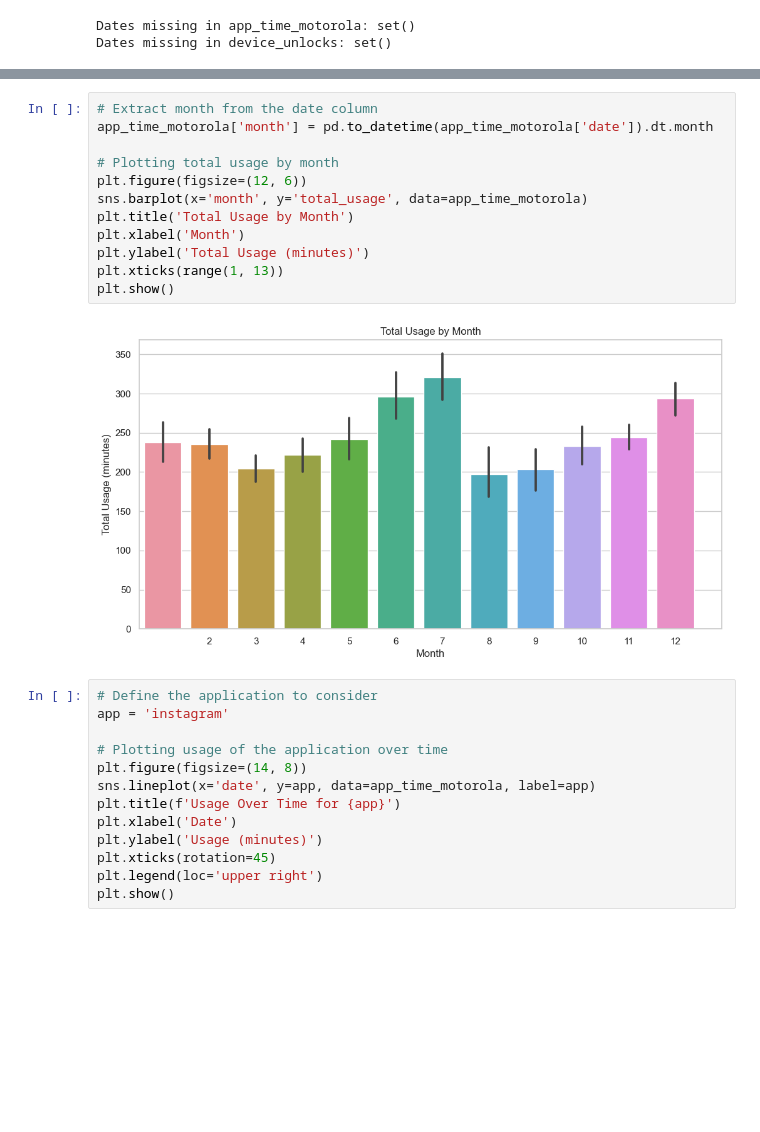
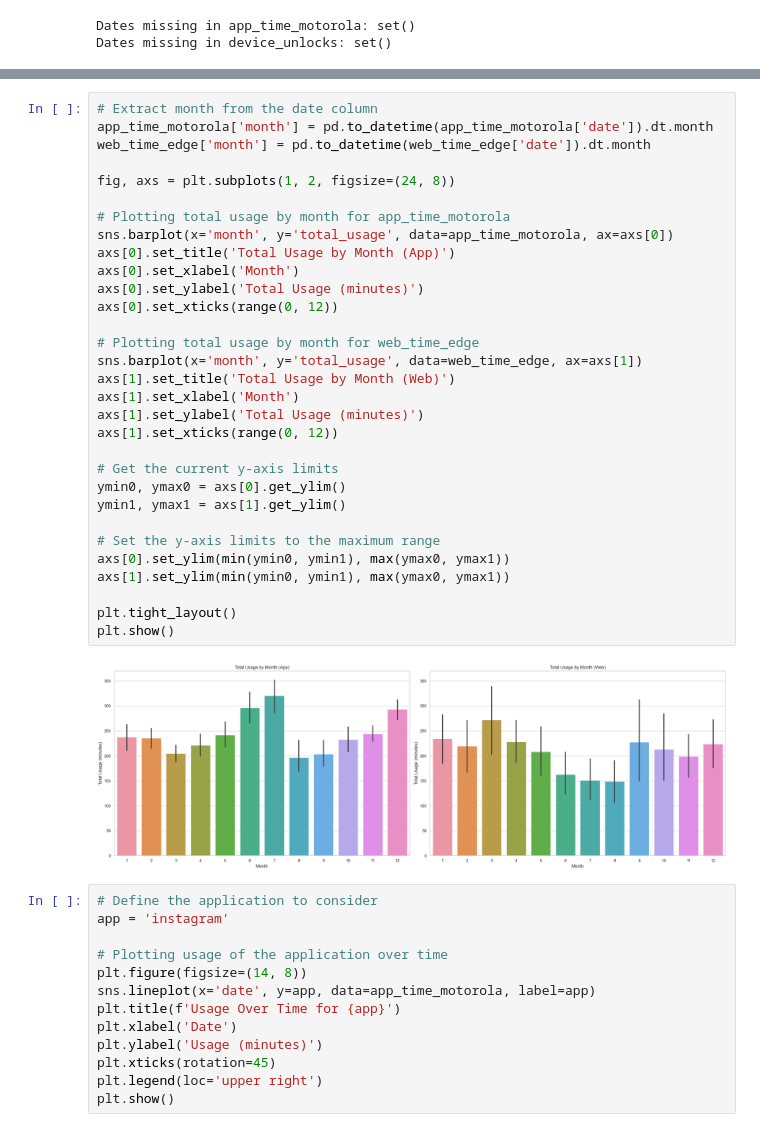
Before and after one commit to estivengrx/statistics-of-use-project, a Jupyter notebook: python_notebooks/EDA_each_file.ipynb, the cells around one changed output, grey strips where cells are left out. Saved outputs shown, nothing was run; the diff lists cells and outputs as text; blank space fills up the shorter version.

```diff
--- a/python_notebooks/EDA_each_file.ipynb
+++ b/python_notebooks/EDA_each_file.ipynb
@@ -265,17 +325,36 @@ plt.show()
-# %%
-# Extract month from the date column
-app_time_motorola['month'] = pd.to_datetime(app_time_motorola['date']).dt.month
-
-# Plotting total usage by month
-plt.figure(figsize=(12, 6))
-sns.barplot(x='month', y='total_usage', data=app_time_motorola)
-plt.title('Total Usage by Month')
-plt.xlabel('Month')
-plt.ylabel('Total Usage (minutes)')
-plt.xticks(range(1, 13))
-plt.show()
-# %% [output]
-[figure, removed]
+# %%
+# Extract month from the date column
+app_time_motorola['month'] = pd.to_datetime(app_time_motorola['date']).dt.month
+web_time_edge['month'] = pd.to_datetime(web_time_edge['date']).dt.month
+
+fig, axs = plt.subplots(1, 2, figsize=(24, 8))
+
+# Plotting total usage by month for app_time_motorola
+sns.barplot(x='month', y='total_usage', data=app_time_motorola, ax=axs[0])
+axs[0].set_title('Total Usage by Month (App)')
+axs[0].set_xlabel('Month')
+axs[0].set_ylabel('Total Usage (minutes)')
+axs[0].set_xticks(range(0, 12))
+
+# Plotting total usage by month for web_time_edge
+sns.barplot(x='month', y='total_usage', data=web_time_edge, ax=axs[1])
+axs[1].set_title('Total Usage by Month (Web)')
+axs[1].set_xlabel('Month')
+axs[1].set_ylabel('Total Usage (minutes)')
+axs[1].set_xticks(range(0, 12))
+
+# Get the current y-axis limits
+ymin0, ymax0 = axs[0].get_ylim()
+ymin1, ymax1 = axs[1].get_ylim()
+
+# Set the y-axis limits to the maximum range
+axs[0].set_ylim(min(ymin0, ymin1), max(ymax0, ymax1))
+axs[1].set_ylim(min(ymin0, ymin1), max(ymax0, ymax1))
+
+plt.tight_layout()
+plt.show()
+# %% [output]
+[figure, added]
 # %%
 # Define the application to consider
 app = 'instagram'
```
Also changed, not shown: parts of 29 cells of this notebook.
